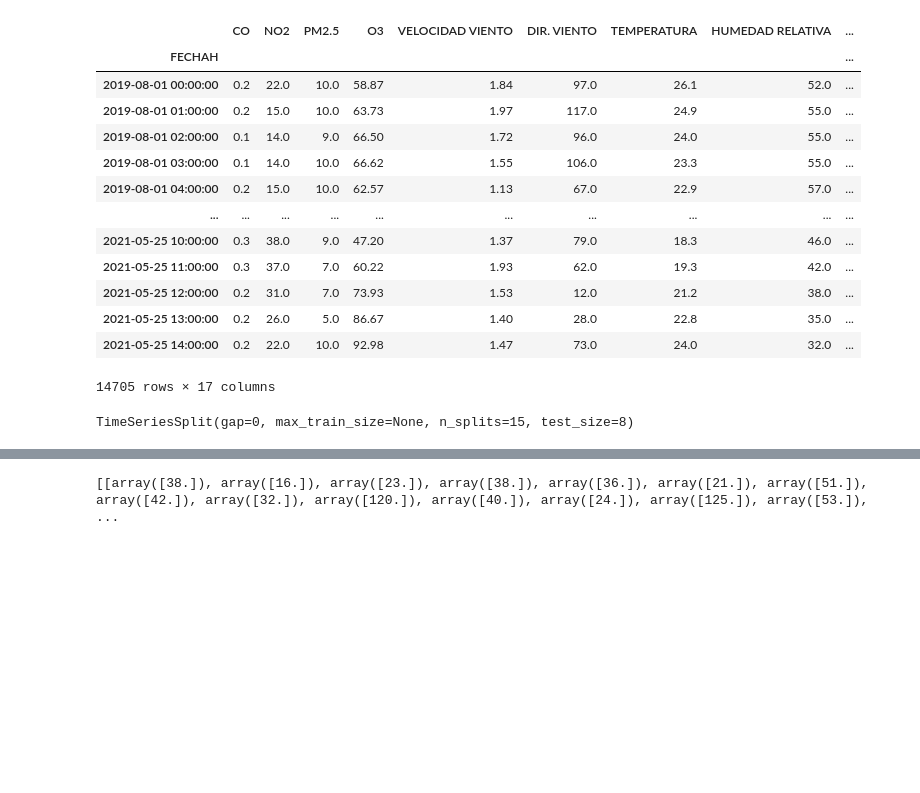
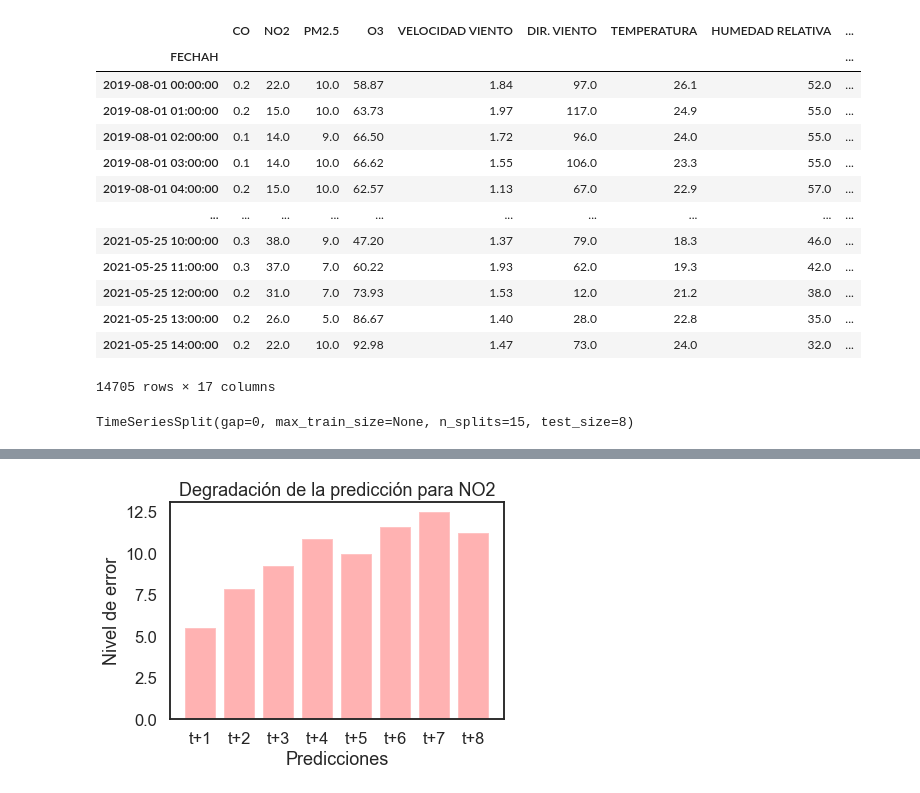
Before and after one commit to albercol/TFG, a Jupyter notebook: Fase3/RandomForest/RandomForestRegressorConSeriesTemporales.ipynb, the cells around one changed output, grey strips where cells are left out. Drawn from its saved outputs; the diff is of its cells as text; code cells hidden in the pictures; blank space fills up the shorter version.

```diff
--- a/Fase3/RandomForest/RandomForestRegressorConSeriesTemporales.ipynb
+++ b/Fase3/RandomForest/RandomForestRegressorConSeriesTemporales.ipynb
@@ -134,4 +134,10 @@ print(maes)
-# %%
-print(test)
-# %% [output]
-[[array([38.]), array([16.]), array([23.]), array([38.]), array([36.]), array([21.]), array([51.]), array([42.]), array([32.]), array([120.]), array([40.]), array([24.]), array([125.]), array([53.]),  ...
+# %%
+## Declaramos valores para el eje x
+horas = ['t+1', 't+2', 't+3', 't+4', 't+5', 't+6', 't+7','t+8']
+plt.bar(horas, maes, color="red", alpha=0.30)
+plt.ylabel('Nivel de error')
+plt.xlabel('Predicciones')
+plt.title('Degradación de la predicción para NO2')
+plt.show()
+# %% [output]
+[figure, added]
```
Also changed, not shown: parts of 1 cell of this notebook.
